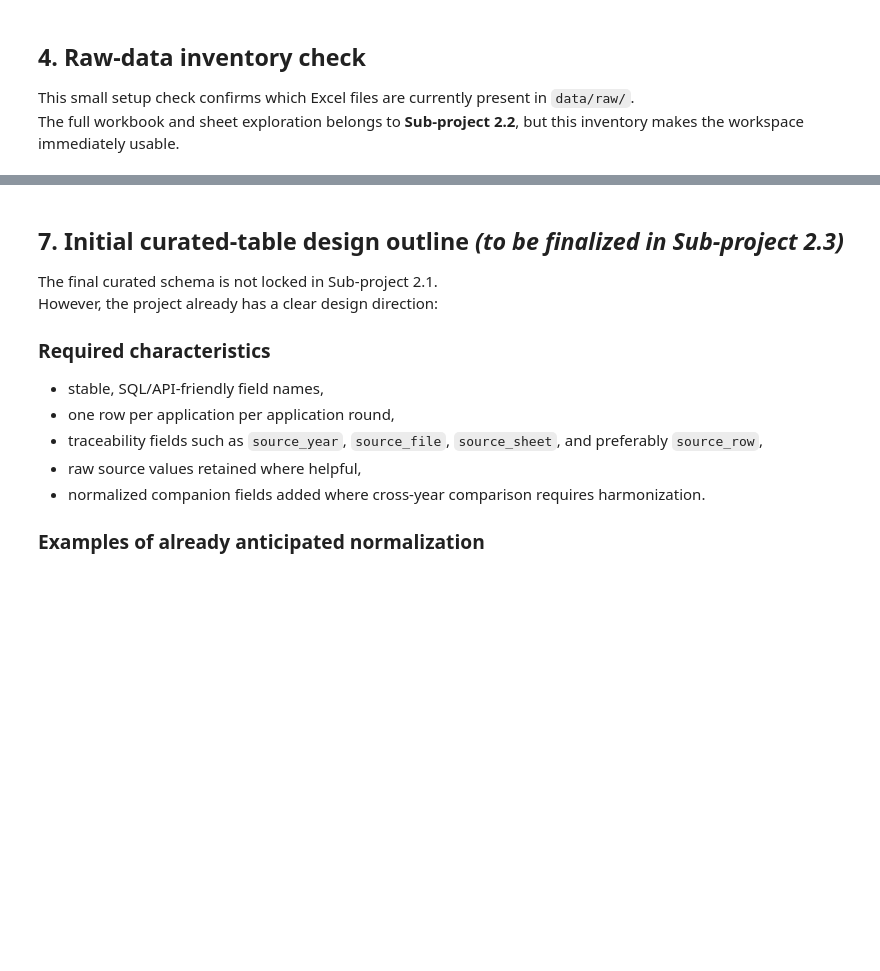
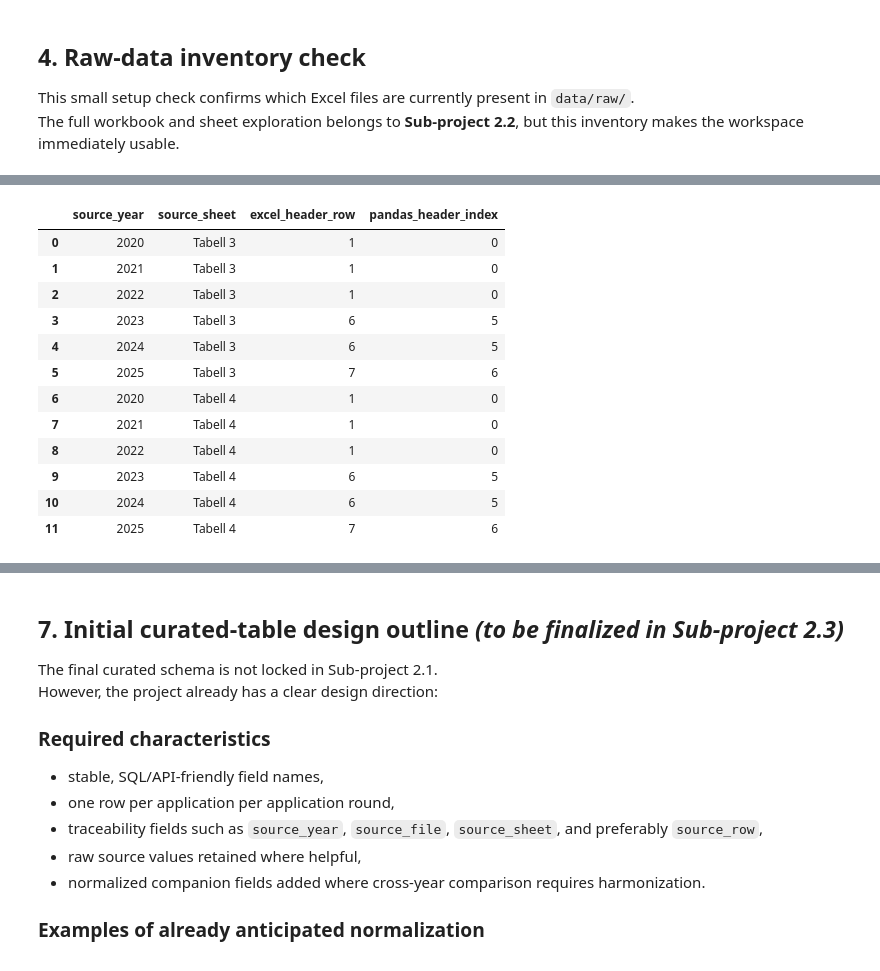
Before and after one commit to GhaneJ/Data_Pipelines, a Jupyter notebook: part_2/main.ipynb, the cells around one changed output, grey strips where cells are left out. Cells and saved outputs as stored; diff of their text form; code cells hidden in the pictures; blank space fills up the shorter version.

```diff
--- a/part_2/main.ipynb
+++ b/part_2/main.ipynb
@@ -88,6 +94,7 @@ This small setup check confirms which Excel files are currently present in `data
 The full workbook and sheet exploration belongs to **Sub-project 2.2**, but this inventory makes the workspace immediately usable.
 # %%
 EXPECTED_SOURCE_YEARS = [2020, 2021, 2022, 2023, 2024, 2025]
+SOURCE_YEAR_RE = re.compile(r"(20\d{2})")
 
 raw_excel_files = sorted(RAW_DATA_DIR.glob("*.xlsx"))
 
@@ -99,5 +106,5 @@ if not raw_excel_files:
     print(
         "\nNo raw Excel files have been found yet. "
         "Place the six original MYH 2020–2025 workbooks in data/raw/ "
-        "before starting Sub-project 2.2."
+        "before starting the source exploration section."
     )
@@ -115,0 +208,71 @@ Planned content:
+# %%
+PROFILE_SHEETS = ["Tabell 3", "Tabell 4"]
+HEADER_SCAN_ROWS = 20
+HEADER_MARKER = "Diarienummer"
+
+
+def detect_header_row(file_path: Path, sheet_name: str, marker: str = HEADER_MARKER) -> int:
+    """Return the zero-based row index containing the table header marker."""
+    preview = pd.read_excel(
+        file_path,
+        sheet_name=sheet_name,
+        header=None,
+        nrows=HEADER_SCAN_ROWS,
+    )
+
+    matching_rows = []
+    for row_index in range(len(preview)):
+        row_values = {
+            str(value).strip()
+            for value in preview.iloc[row_index].tolist()
+            if pd.notna(value)
+        }
+        if marker in row_values:
+            matching_rows.append(row_index)
+
+    if not matching_rows:
+        raise ValueError(
+            f"Could not find header marker '{marker}' in the first {HEADER_SCAN_ROWS} rows "
+            f"of sheet '{sheet_name}' in '{file_path.name}'."
+        )
+
+    return matching_rows[0]
+
+
+header_row_records = []
+for workbook in sorted(source_workbooks, key=lambda item: item["source_year"]):
+    for sheet_name in PROFILE_SHEETS:
+        header_index = detect_header_row(workbook["file_path"], sheet_name)
+        header_row_records.append(
+            {
+                "source_year": workbook["source_year"],
+                "source_sheet": sheet_name,
+                "excel_header_row": header_index + 1,
+                "pandas_header_index": header_index,
+            }
+        )
+
+header_row_summary = pd.DataFrame(header_row_records).sort_values(
+    ["source_sheet", "source_year"]
+).reset_index(drop=True)
+
+header_index_lookup = {
+    (row.source_year, row.source_sheet): int(row.pandas_header_index)
+    for row in header_row_summary.itertuples(index=False)
+}
+
+display(header_row_summary)
+# %% [output]
+|  | source_year | source_sheet | excel_header_row | pandas_header_index |
+| 0 | 2020 | Tabell 3 | 1 | 0 |
+| 1 | 2021 | Tabell 3 | 1 | 0 |
+| 2 | 2022 | Tabell 3 | 1 | 0 |
+| 3 | 2023 | Tabell 3 | 6 | 5 |
+| 4 | 2024 | Tabell 3 | 6 | 5 |
+| 5 | 2025 | Tabell 3 | 7 | 6 |
+| 6 | 2020 | Tabell 4 | 1 | 0 |
+| 7 | 2021 | Tabell 4 | 1 | 0 |
+| 8 | 2022 | Tabell 4 | 1 | 0 |
+| 9 | 2023 | Tabell 4 | 6 | 5 |
+| 10 | 2024 | Tabell 4 | 6 | 5 |
+| 11 | 2025 | Tabell 4 | 7 | 6 |
```
Also changed, not shown: parts of 20 cells of this notebook, 2 other files.
